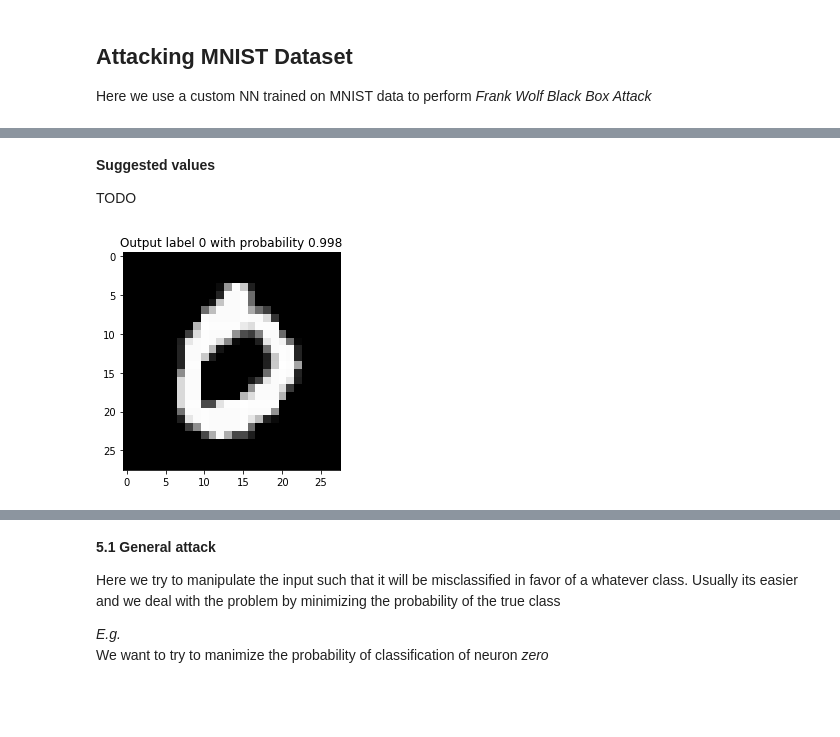
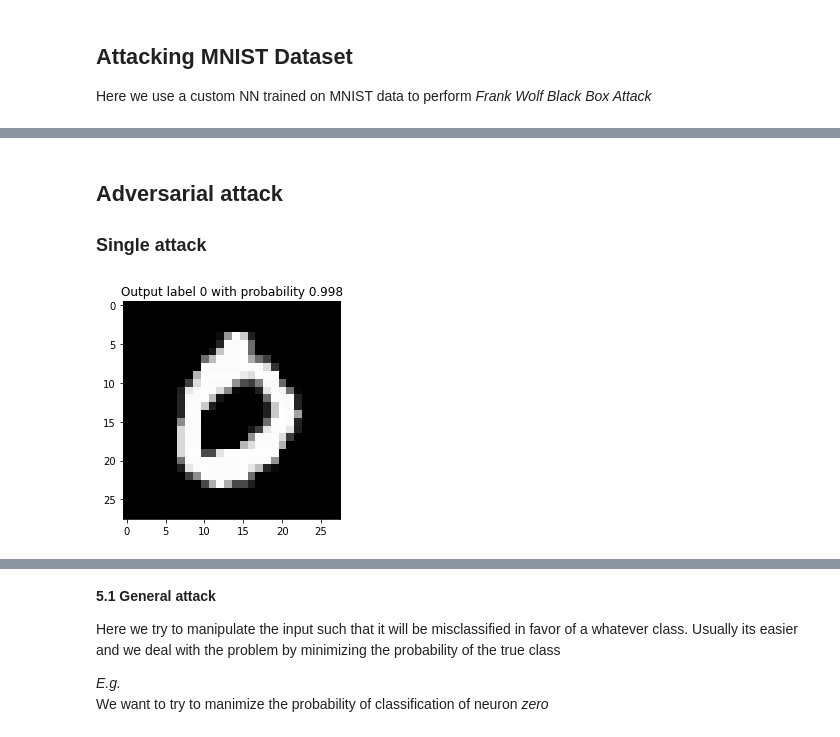
Before and after one commit to f-grimaldi/AdvAttack, a Jupyter notebook: AttackMNIST_FrankWolfe.ipynb, the cells around one changed output, grey strips where cells are left out. Drawn from its saved outputs; the diff is of its cells as text; code cells hidden in the pictures; blank space fills up the shorter version.

```diff
--- a/AttackMNIST_FrankWolfe.ipynb
+++ b/AttackMNIST_FrankWolfe.ipynb
@@ -31,3 +52,8 @@ from torch import nn, optim
 
 We retrieve the MNIST data. <br>
 The 'standard' *trasnform.compose* method just convert the data to *torch.Tensor* without any rescaling or normalizzation
+# %%
+# Get MNIST dataset with standard transformation
+mnist = MNIST(transform='standard')
+# Split dataset in train and test
+train, test = mnist.get_dataloader(batch_size=250, num_workers=0)
@@ -34,4 +76,4 @@ The 'standard' *trasnform.compose* method just convert the data to *torch.Tensor
 # %%
-DataLoader = data.MNIST(transform='standard')
-train, test = DataLoader.get_dataloader(batch_size=250, num_workers=0)
-DataLoader.get_info()
+# DataLoader = data.MNIST(transform='standard')
+# train, test = DataLoader.get_dataloader(batch_size=250, num_workers=0)
+# DataLoader.get_info()
@@ -44,0 +82,9 @@ The 2nd element is a <class 'torch.Tensor'> with shape torch.Size([250])
+# %%
+# Instantiate a new neural network architecture
+net = MnistNet()
+# Set pre-trained weights
+net.load_state_dict(torch.load('data/models/mnistBaseV2_state_dict.pth'))
+# Load neural network to chosen device
+net.to(device)
+# Set network in evaluation mode
+net.eval()
@@ -45,4 +109,4 @@ The 2nd element is a <class 'torch.Tensor'> with shape torch.Size([250])
 # %%
-device = torch.device('cuda')
-net = MnistNet().to(device)
-net.load_state_dict(torch.load('models/mnistBaseV2_state_dict.pth'))
+# device = torch.device('cuda')
+# net = MnistNet().to(device)
+# net.load_state_dict(torch.load('models/mnistBaseV2_state_dict.pth'))
@@ -75,19 +113,25 @@ We can set an epsilon as an upper bound for the inifinity norm of our input.
-# %% [markdown]
-**Suggested values** <br>
-
-TODO
+# %% [markdown]
+## Adversarial attack
+
+### Single attack
 # %%
-### Get an input used as test
-for batch in test:
-    X, y = batch[0].to(device), batch[1].to(device)
-    break
+# Get an input used as test
+batch = next(iter(test))
+# Load X input and y label to device
+X, y = batch[0].to(device), batch[1].to(device)
 
-net.eval()
+# Get an exaple imput image
 img = X[3].cpu().numpy()
-out = nn.Softmax(dim=1)(net(X[3].reshape(1, 1, 28, 28)))
+# Define output function
+out_fn = torch.nn.Softmax(dim=1)
+# Get an example output
+out = out_fn(net(X[3].reshape(1, 1, 28, 28)))
+# Plot output image
 plt.imshow(np.transpose(img, (1, 2, 0)).reshape(28, 28), cmap='gray')
+# Get original label
 original_label = torch.argmax(out).item()
+# Make plot
 plt.title('Output label {} with probability {:.3f}'.format(original_label, float(out[0, original_label])))
 plt.show()
 # %% [output]
-[figure, old version]
+[figure, new version]
```
Also changed, not shown: parts of 23 cells of this notebook, 7 other files.
